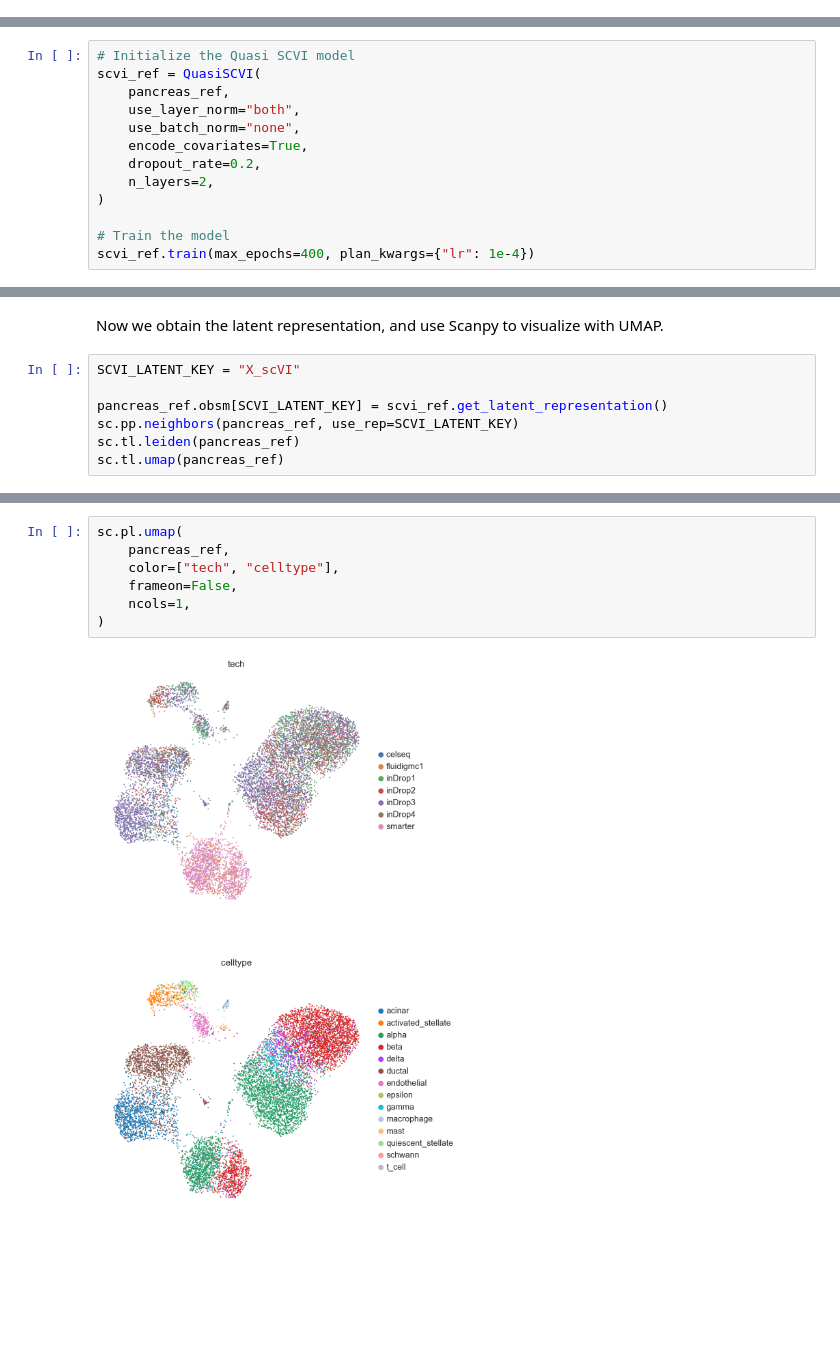
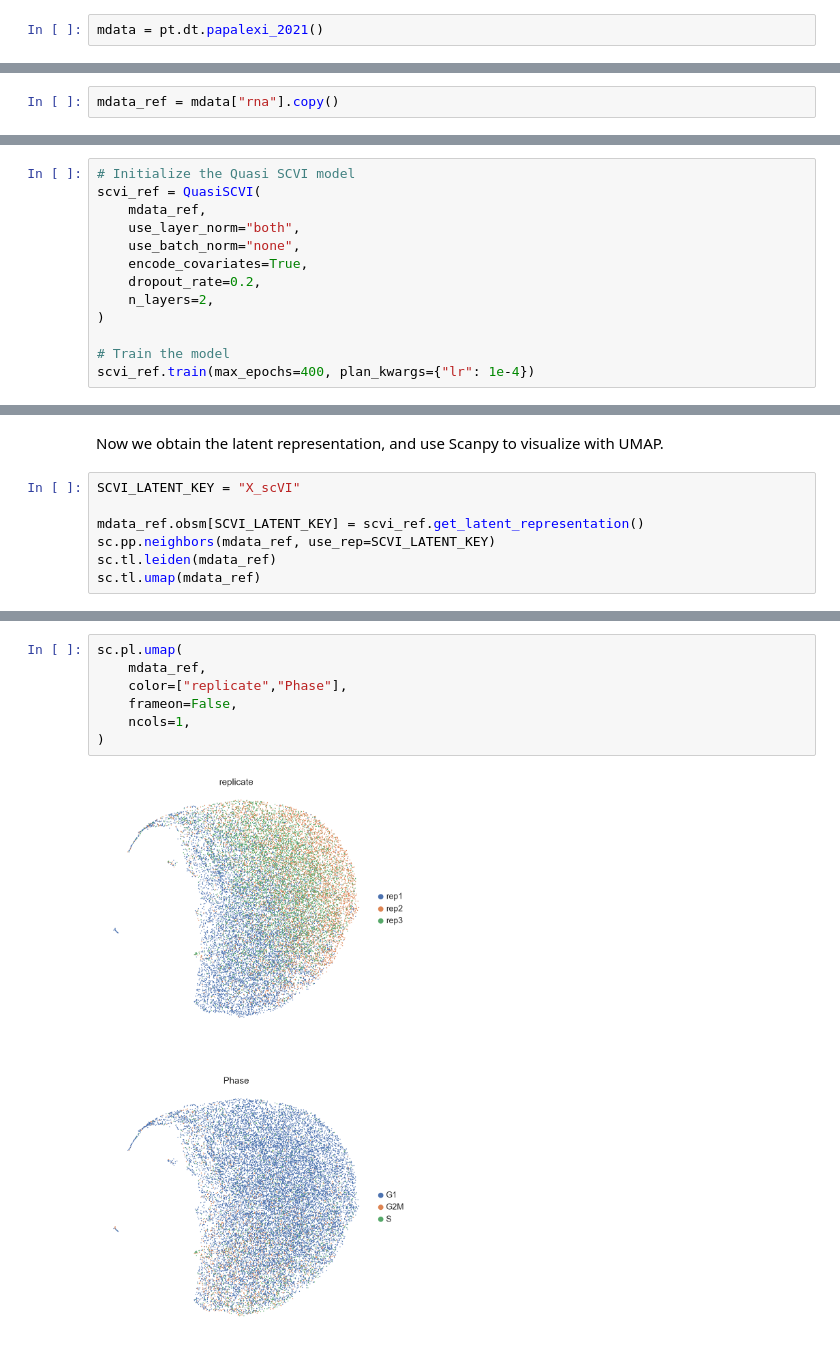
Before and after one commit to benayedi/thesis, a Jupyter notebook: quasi likelihood.ipynb, the cells around one changed output, grey strips where cells are left out. Saved outputs shown, nothing was run; the diff lists cells and outputs as text; blank space fills up the shorter version.

Commit message:
run quasi VAE on papalexi data

```diff
--- a/quasi likelihood.ipynb
+++ b/quasi likelihood.ipynb
@@ -60,0 +41,2 @@ pancreas_query = pancreas_query[:, pancreas_ref.var_names].copy()
+# %%
+mdata = pt.dt.papalexi_2021()
@@ -61,3 +66,5 @@ pancreas_query = pancreas_query[:, pancreas_ref.var_names].copy()
+# %%
+mdata_ref = mdata["rna"].copy()
 # %%
 #### Quasi Likelihood Model
 # %%
@@ -72,7 +72,7 @@ We train the reference using the standard SCVI workflow, except we add a few non
 # %%
 # Initialize the Quasi SCVI model
 scvi_ref = QuasiSCVI(
-    pancreas_ref,
+    mdata_ref,
     use_layer_norm="both",
     use_batch_norm="none",
     encode_covariates=True,
@@ -121,8 +121,8 @@ Now we obtain the latent representation, and use Scanpy to visualize with UMAP.
 # %%
 SCVI_LATENT_KEY = "X_scVI"
 
-pancreas_ref.obsm[SCVI_LATENT_KEY] = scvi_ref.get_latent_representation()
-sc.pp.neighbors(pancreas_ref, use_rep=SCVI_LATENT_KEY)
-sc.tl.leiden(pancreas_ref)
-sc.tl.umap(pancreas_ref)
+mdata_ref.obsm[SCVI_LATENT_KEY] = scvi_ref.get_latent_representation()
+sc.pp.neighbors(mdata_ref, use_rep=SCVI_LATENT_KEY)
+sc.tl.leiden(mdata_ref)
+sc.tl.umap(mdata_ref)
 # %% [output]
@@ -133,9 +131,9 @@ OMP: Info #276: omp_set_nested routine deprecated, please use omp_set_max_active
 # %%
 sc.pl.umap(
-    pancreas_ref,
-    color=["tech", "celltype"],
+    mdata_ref,
+    color=["replicate","Phase"],
     frameon=False,
     ncols=1,
 )
 # %% [output]
-[figure, old version]
+[figure, new version]
```
Also changed, not shown: parts of 15 cells of this notebook.
